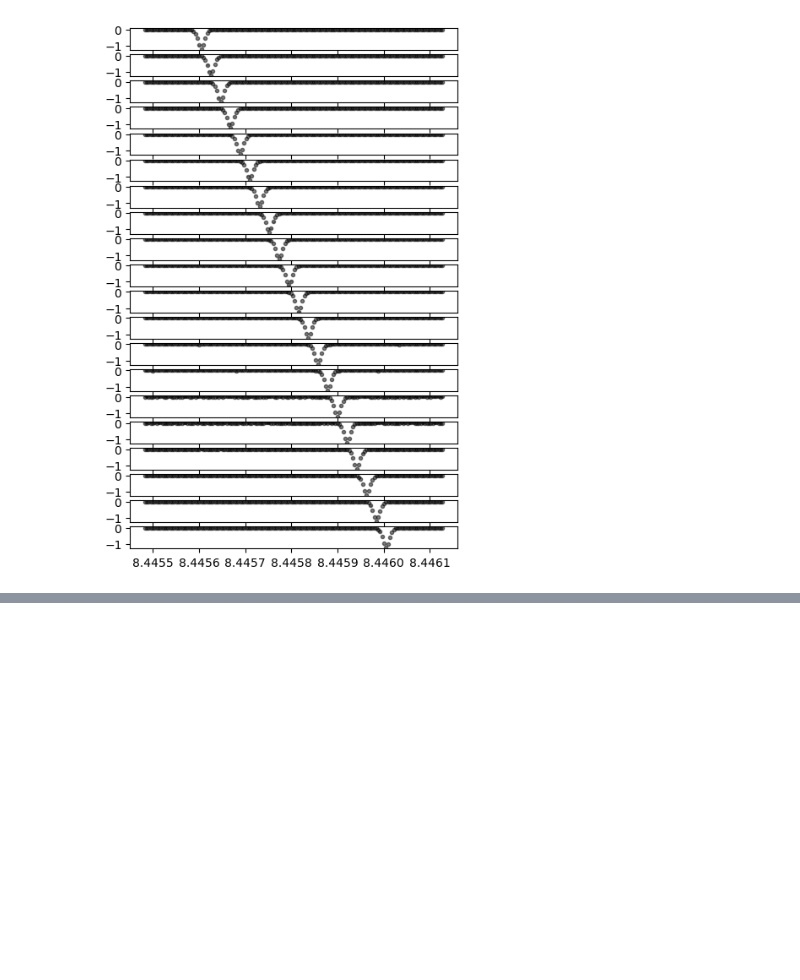
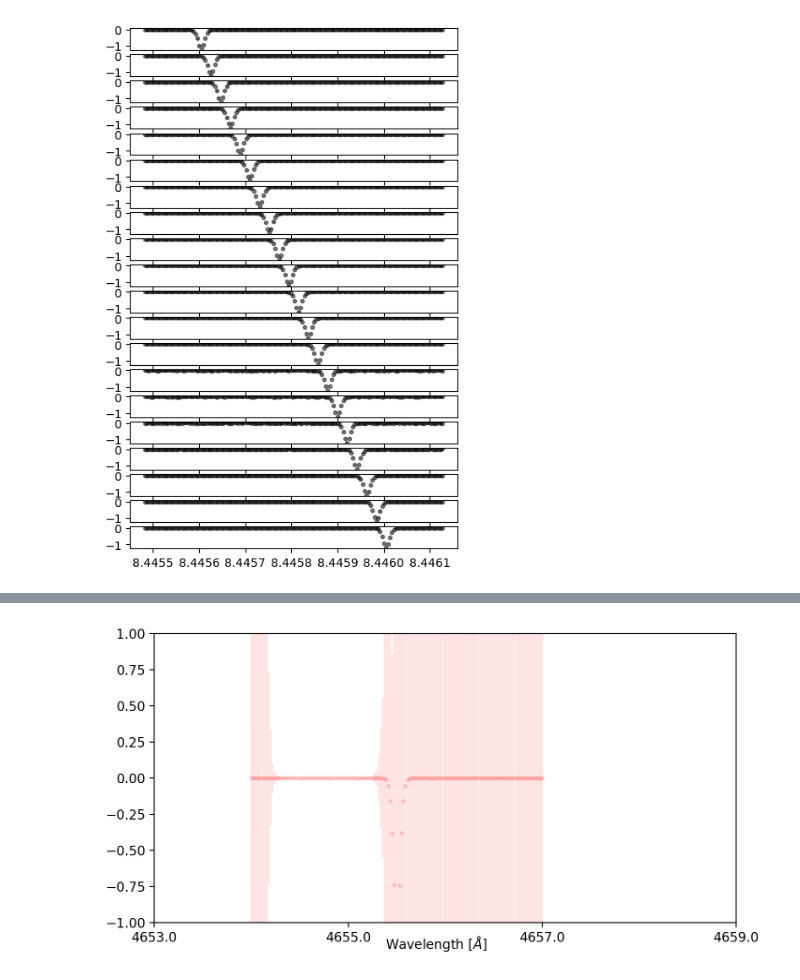
Before and after one commit to mdd423/wobble_jax, a Jupyter notebook: notebooks/01-testdata.ipynb, the cells around one changed output, grey strips where cells are left out. Drawn from its saved outputs; the diff is of its cells as text; code cells hidden in the pictures; blank space fills up the shorter version.

```diff
--- a/notebooks/01-testdata.ipynb
+++ b/notebooks/01-testdata.ipynb
@@ -401,0 +427,28 @@ f_info[20:,20:]
+# %%
+fig, axes = plt.subplots(1,1,figsize=(8,4),sharex='col',sharey='row',\
+                             facecolor=(1, 1, 1),dpi=200)
+
+
+# plt_width = np.arange(-40,40,20) + 10
+plt_epoch = 19
+
+lrange = np.linspace(np.min(np.exp(dataset[plt_epoch].xs))-1,\
+                     np.max(np.exp(dataset[plt_epoch].xs))+2,4)
+
+# lrange = l_plt*np.ones(len(rv_inds))[:,None] + np.arange(-2,2,2)[None,:]
+
+
+plt_name = "{}_spectra_l{}-{}.png".format('simple_fake',lrange.min(),lrange.max())
+# axes[1,ii].text(dataset.metadata['order'][plt_epoches[0]])
+
+axes.errorbar(x_grid,model[1]([],x_grid,{}),\
+                     yerr=1/np.sqrt(np.diag(snr)),fmt='.r',zorder=2,alpha=0.1,ms=5)
+axes.set_xticks(np.log(lrange))
+axes.set_xticklabels(['{:0.1f}'.format(x) for x in lrange])
+axes.set_xlim(np.log(lrange.min()),np.log(lrange.max()))
+axes.set_ylim(-1,1)
+
+fig.text(0.5, 0.04, 'Wavelength [$\\AA$]', ha='center')
+plt.show()
+# %% [output]
+[figure, added]
```
Also changed, not shown: parts of 5 cells of this notebook.
